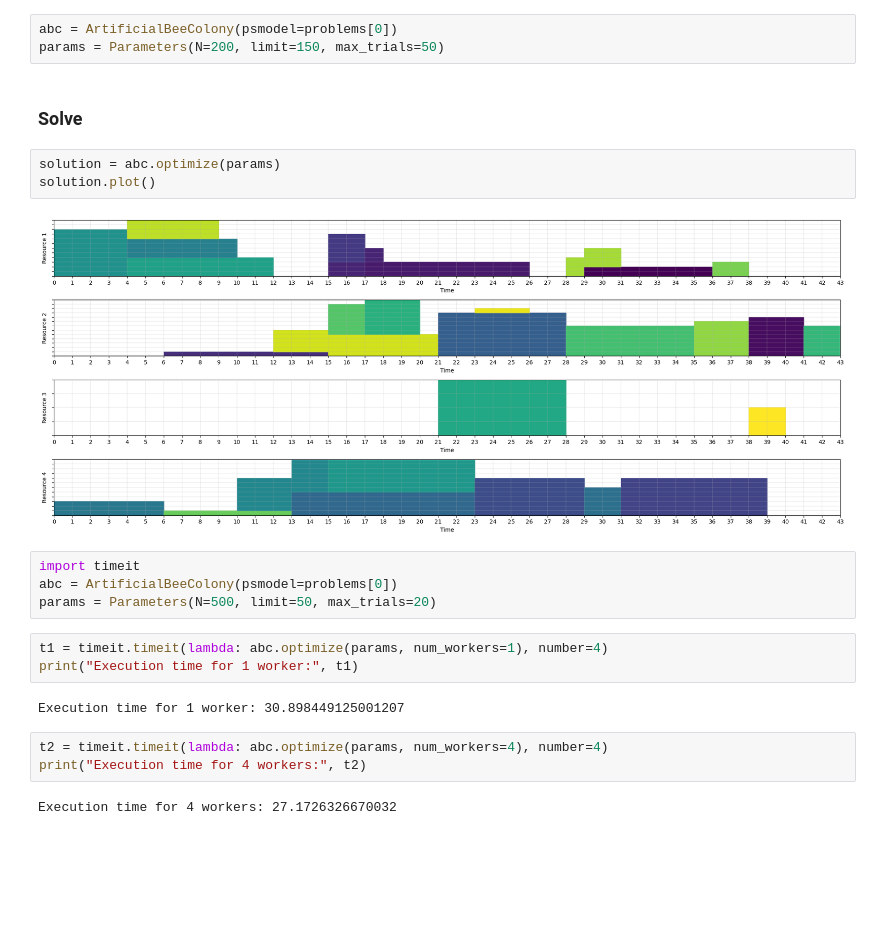
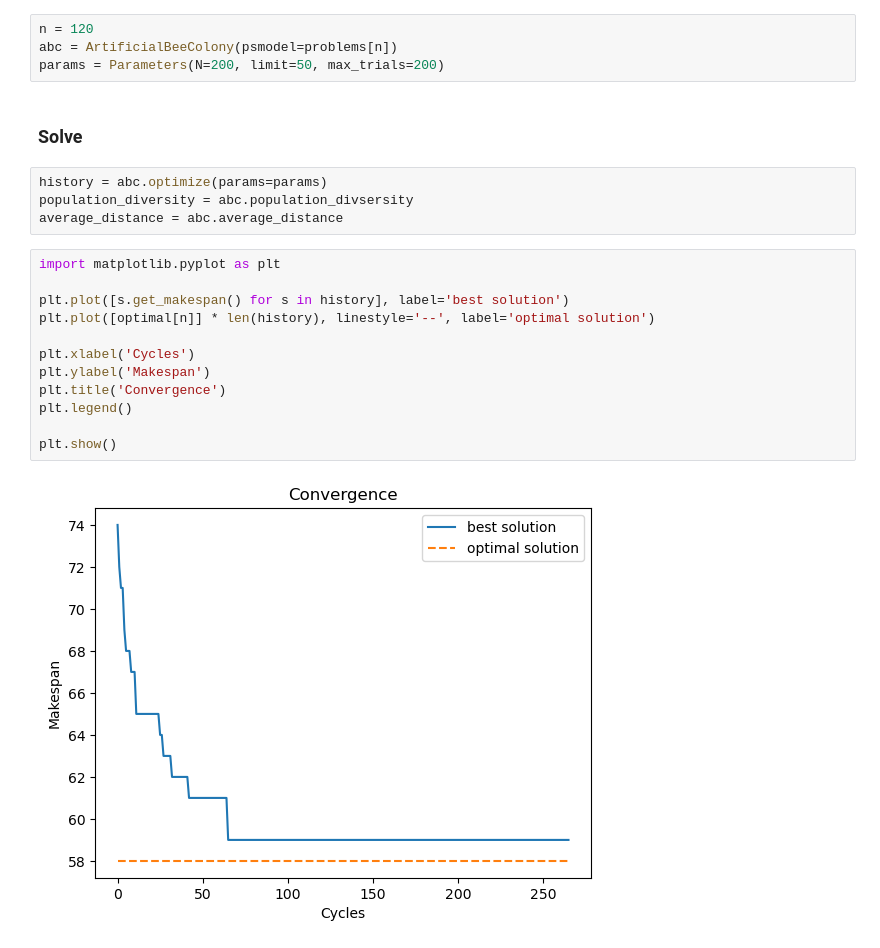
Before and after one commit to Pablof27/GS-ABC, a Jupyter notebook: Experimentation.ipynb, the cells around one changed output. Drawn from its saved outputs; the diff is of its cells as text; blank space fills up the shorter version.

```diff
--- a/Experimentation.ipynb
+++ b/Experimentation.ipynb
@@ -24,26 +24,26 @@ print(optimal)
 # %% [markdown]
 ### Instantiate ABC optimizer
 # %%
-abc = ArtificialBeeColony(psmodel=problems[0])
-params = Parameters(N=200, limit=150, max_trials=50)
+n = 120
+abc = ArtificialBeeColony(psmodel=problems[n])
+params = Parameters(N=200, limit=50, max_trials=200)
 # %% [markdown]
 ### Solve
-# %%
-solution = abc.optimize(params)
-solution.plot()
-# %% [output]
-[figure, removed]
-# %%
-import timeit
-abc = ArtificialBeeColony(psmodel=problems[0])
-params = Parameters(N=500, limit=50, max_trials=20)
-# %%
-t1 = timeit.timeit(lambda: abc.optimize(params, num_workers=1), number=4)
-print("Execution time for 1 worker:", t1)
-# %% [output]
-Execution time for 1 worker: 30.898449125001207
-# %%
-t2 = timeit.timeit(lambda: abc.optimize(params, num_workers=4), number=4)
-print("Execution time for 4 workers:", t2)
-# %% [output]
-Execution time for 4 workers: 27.1726326670032
+# %%
+history = abc.optimize(params=params)
+population_diversity = abc.population_divsersity
+average_distance = abc.average_distance
+# %%
+import matplotlib.pyplot as plt
+
+plt.plot([s.get_makespan() for s in history], label='best solution')
+plt.plot([optimal[n]] * len(history), linestyle='--', label='optimal solution')
+
+plt.xlabel('Cycles')
+plt.ylabel('Makespan')
+plt.title('Convergence')
+plt.legend()
+
+plt.show()
+# %% [output]
+[figure, added]
```
Also changed, not shown: parts of 4 cells of this notebook, 2 other files.
